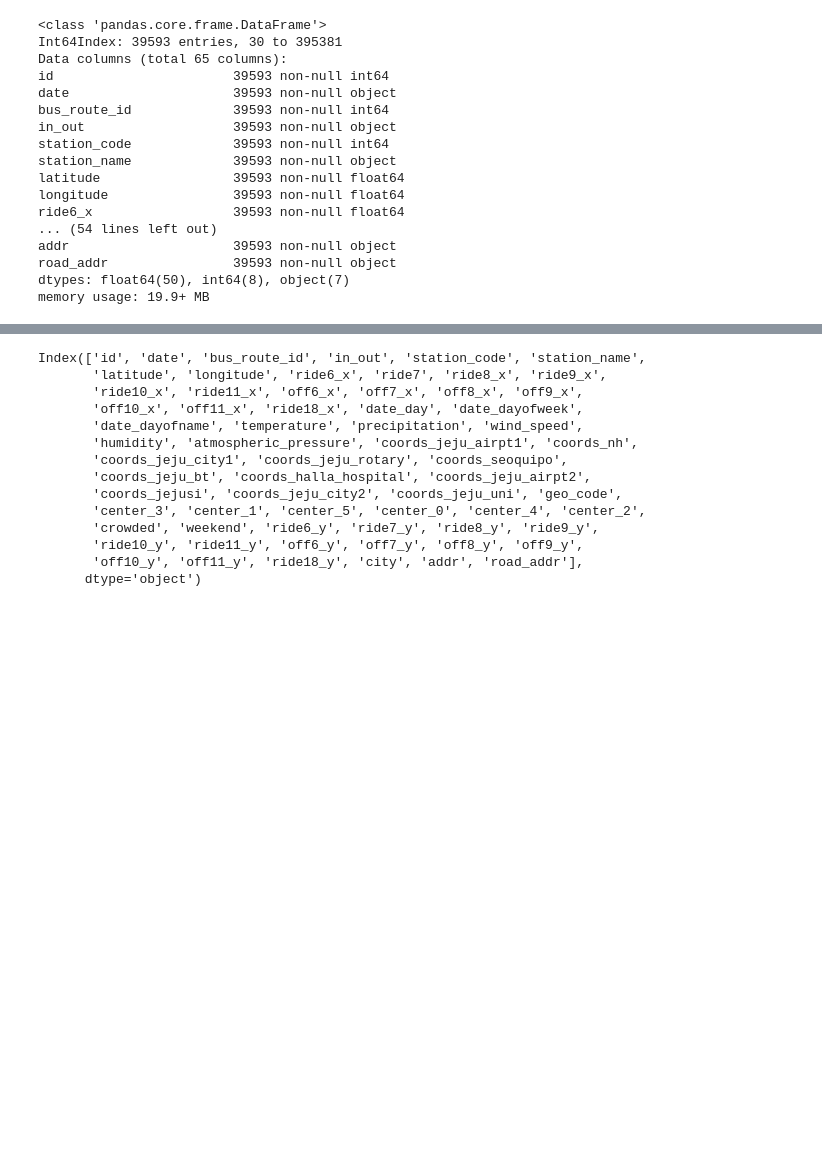
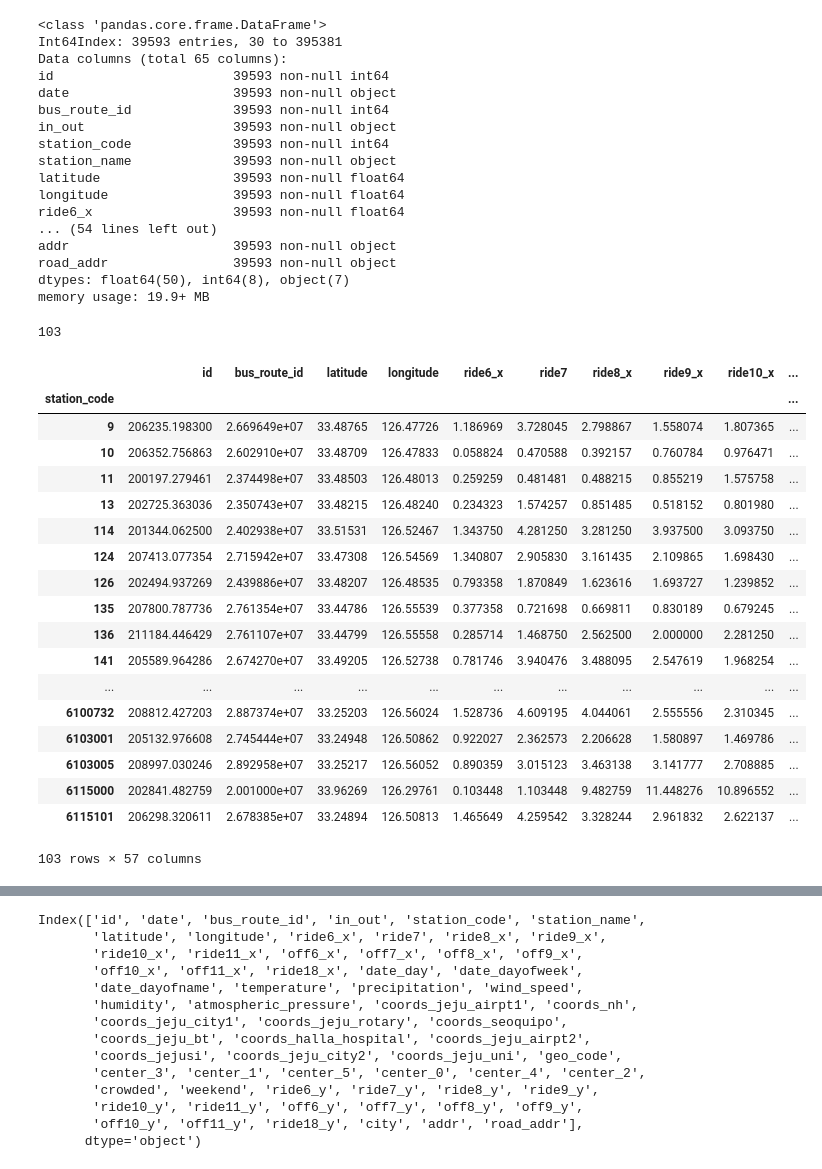
Before and after one commit to juhyunson/Jeju_bus_ride_prediction, a Jupyter notebook: hss/Untitled.ipynb, the cells around one changed output, grey strips where cells are left out. Drawn from its saved outputs; the diff is of its cells as text; code cells hidden in the pictures; blank space fills up the shorter version.

```diff
--- a/hss/Untitled.ipynb
+++ b/hss/Untitled.ipynb
@@ -661,3 +661,9 @@ addr                     39593 non-null object
 road_addr                39593 non-null object
 dtypes: float64(50), int64(8), object(7)
 memory usage: 19.9+ MB
+# %%
+len(summary)
+# %% [output]
+103
+# %%
+summary = busy_df.groupby('station_code').mean()
@@ -663,0 +672,22 @@ memory usage: 19.9+ MB
+# %%
+summary
+# %% [output]
+|  | id | bus_route_id | latitude | longitude | ride6_x | ride7 | ride8_x | ride9_x | ride10_x | ... |
+| station_code |  |  |  |  |  |  |  |  |  | ... |
+| 9 | 206235.198300 | 2.669649e+07 | 33.48765 | 126.47726 | 1.186969 | 3.728045 | 2.798867 | 1.558074 | 1.807365 | ... |
+| 10 | 206352.756863 | 2.602910e+07 | 33.48709 | 126.47833 | 0.058824 | 0.470588 | 0.392157 | 0.760784 | 0.976471 | ... |
+| 11 | 200197.279461 | 2.374498e+07 | 33.48503 | 126.48013 | 0.259259 | 0.481481 | 0.488215 | 0.855219 | 1.575758 | ... |
+| 13 | 202725.363036 | 2.350743e+07 | 33.48215 | 126.48240 | 0.234323 | 1.574257 | 0.851485 | 0.518152 | 0.801980 | ... |
+| 114 | 201344.062500 | 2.402938e+07 | 33.51531 | 126.52467 | 1.343750 | 4.281250 | 3.281250 | 3.937500 | 3.093750 | ... |
+| 124 | 207413.077354 | 2.715942e+07 | 33.47308 | 126.54569 | 1.340807 | 2.905830 | 3.161435 | 2.109865 | 1.698430 | ... |
+| 126 | 202494.937269 | 2.439886e+07 | 33.48207 | 126.48535 | 0.793358 | 1.870849 | 1.623616 | 1.693727 | 1.239852 | ... |
+| 135 | 207800.787736 | 2.761354e+07 | 33.44786 | 126.55539 | 0.377358 | 0.721698 | 0.669811 | 0.830189 | 0.679245 | ... |
+| 136 | 211184.446429 | 2.761107e+07 | 33.44799 | 126.55558 | 0.285714 | 1.468750 | 2.562500 | 2.000000 | 2.281250 | ... |
+| 141 | 205589.964286 | 2.674270e+07 | 33.49205 | 126.52738 | 0.781746 | 3.940476 | 3.488095 | 2.547619 | 1.968254 | ... |
+| ... | ... | ... | ... | ... | ... | ... | ... | ... | ... | ... |
+| 6100732 | 208812.427203 | 2.887374e+07 | 33.25203 | 126.56024 | 1.528736 | 4.609195 | 4.044061 | 2.555556 | 2.310345 | ... |
+| 6103001 | 205132.976608 | 2.745444e+07 | 33.24948 | 126.50862 | 0.922027 | 2.362573 | 2.206628 | 1.580897 | 1.469786 | ... |
+| 6103005 | 208997.030246 | 2.892958e+07 | 33.25217 | 126.56052 | 0.890359 | 3.015123 | 3.463138 | 3.141777 | 2.708885 | ... |
+| 6115000 | 202841.482759 | 2.001000e+07 | 33.96269 | 126.29761 | 0.103448 | 1.103448 | 9.482759 | 11.448276 | 10.896552 | ... |
+| 6115101 | 206298.320611 | 2.678385e+07 | 33.24894 | 126.50813 | 1.465649 | 4.259542 | 3.328244 | 2.961832 | 2.622137 | ... |
+103 rows × 57 columns
```
Also changed, not shown: parts of 10 cells of this notebook.
